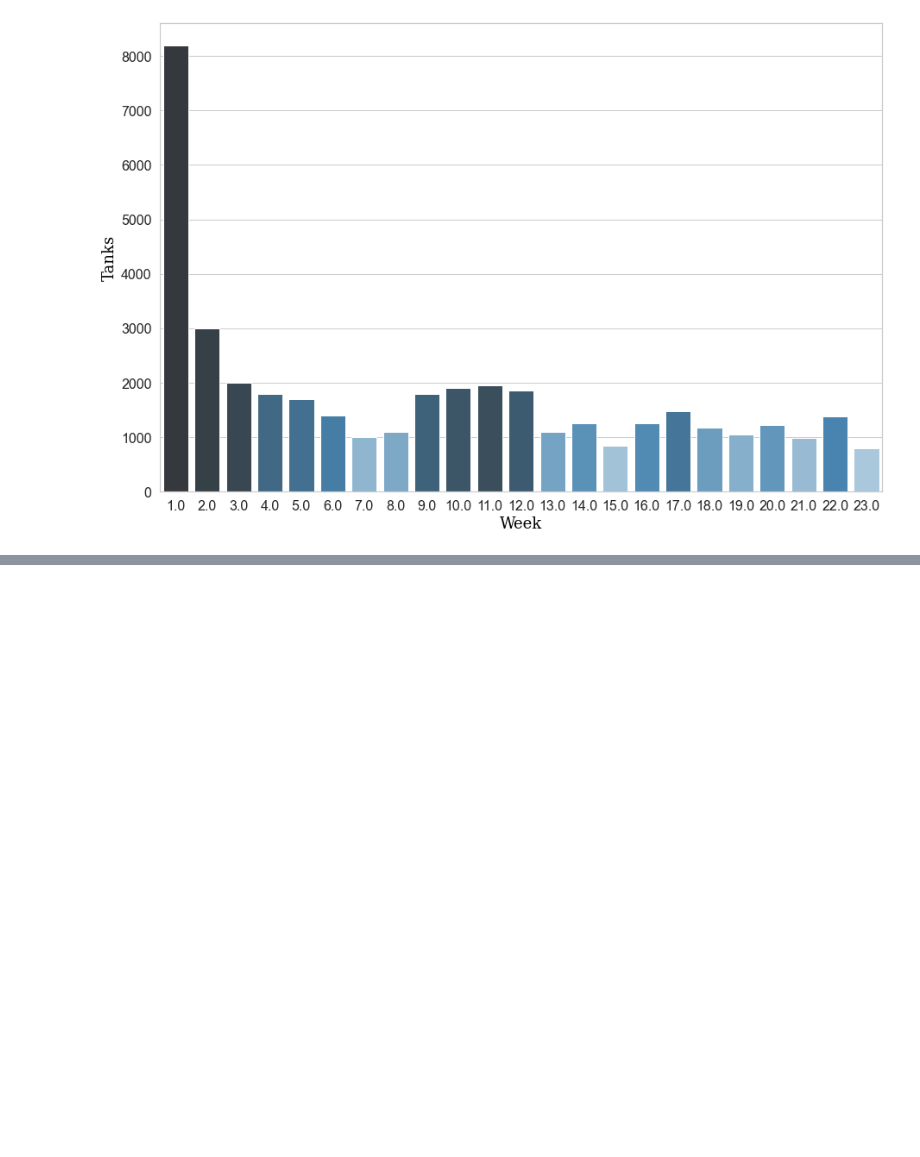
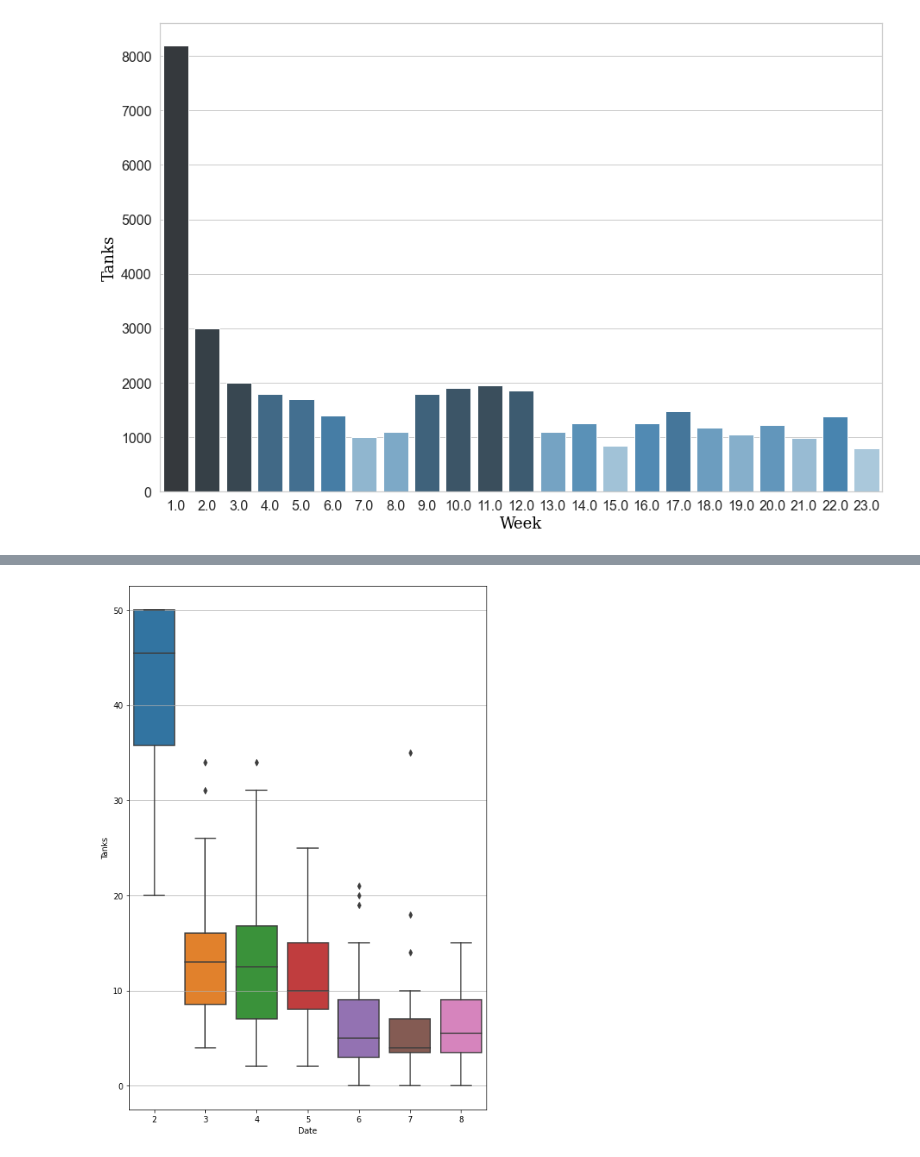
Before and after one commit to oleheyko/russian_loss, a Jupyter notebook: russian_loss2.ipynb, the cells around one changed output, grey strips where cells are left out. Cells and saved outputs as stored; diff of their text form; code cells hidden in the pictures; blank space fills up the shorter version.

```diff
--- a/russian_loss2.ipynb
+++ b/russian_loss2.ipynb
@@ -452,3 +456,6 @@ class ArmyLoss():
 s = ArmyLoss()
 # %%
 s.df.info()
+# %%
+import pandas as pd
+df = pd.read_pickle("armyloss.pkl")
@@ -454,0 +475,7 @@ s.df.info()
+# %%
+new_df = pd.DataFrame()
+#df = df.replace(np.nan,0)
+for row in range(1, len(df.index)):
+    df_to_append = df.iloc[row,:] - df.iloc[row-1,:]
+    df_to_append['Date'] = df['Date'][row]
+    new_df = new_df.append(df_to_append, ignore_index=True)
@@ -454,0 +498,9 @@ s.df.info()
+# %%
+fig, ax = plt.subplots(figsize=(8, 12))
+fig.patch.set_facecolor('white')
+#df.boxplot(column = 'Tanks', by=df.Date.dt.month, ax = ax)
+ax = sns.boxplot(x=new_df.Date.dt.month, y="Tanks", data=new_df)
+ax.yaxis.grid(True)
+plt.savefig('tanks.png')
+# %% [output]
+[figure, added]
```
Also changed, not shown: parts of 9 cells of this notebook, 6 other files.
